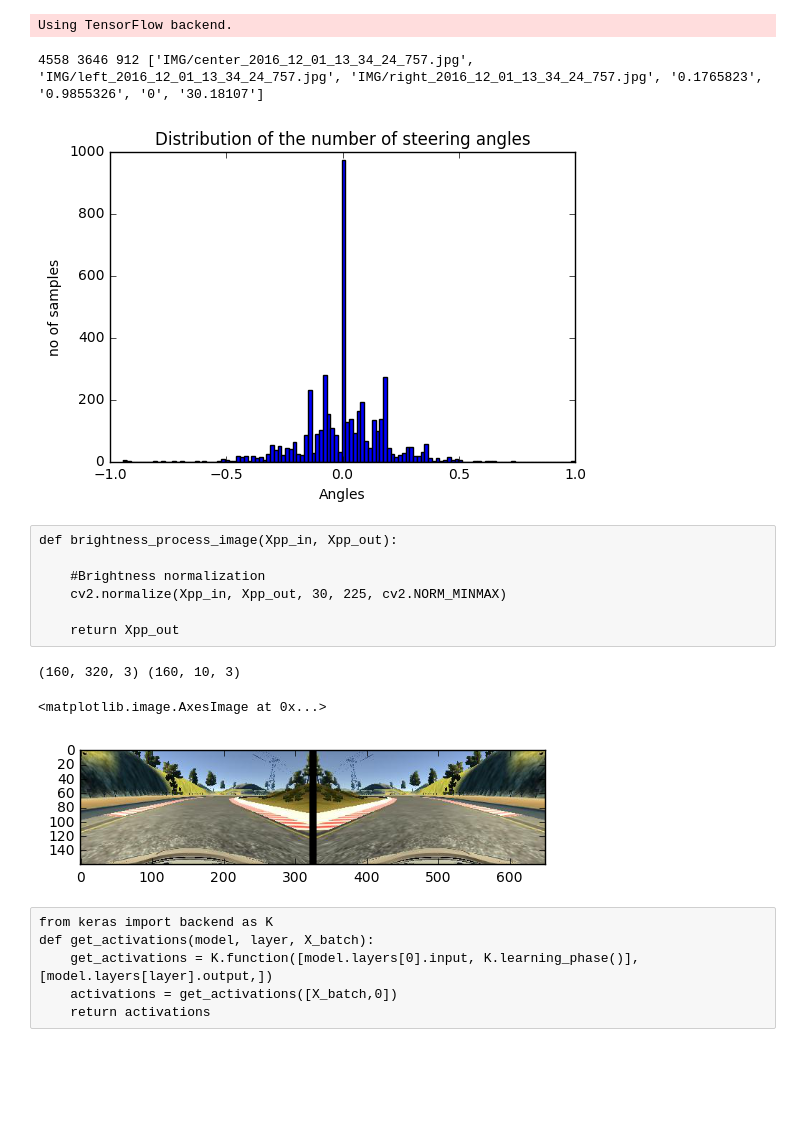
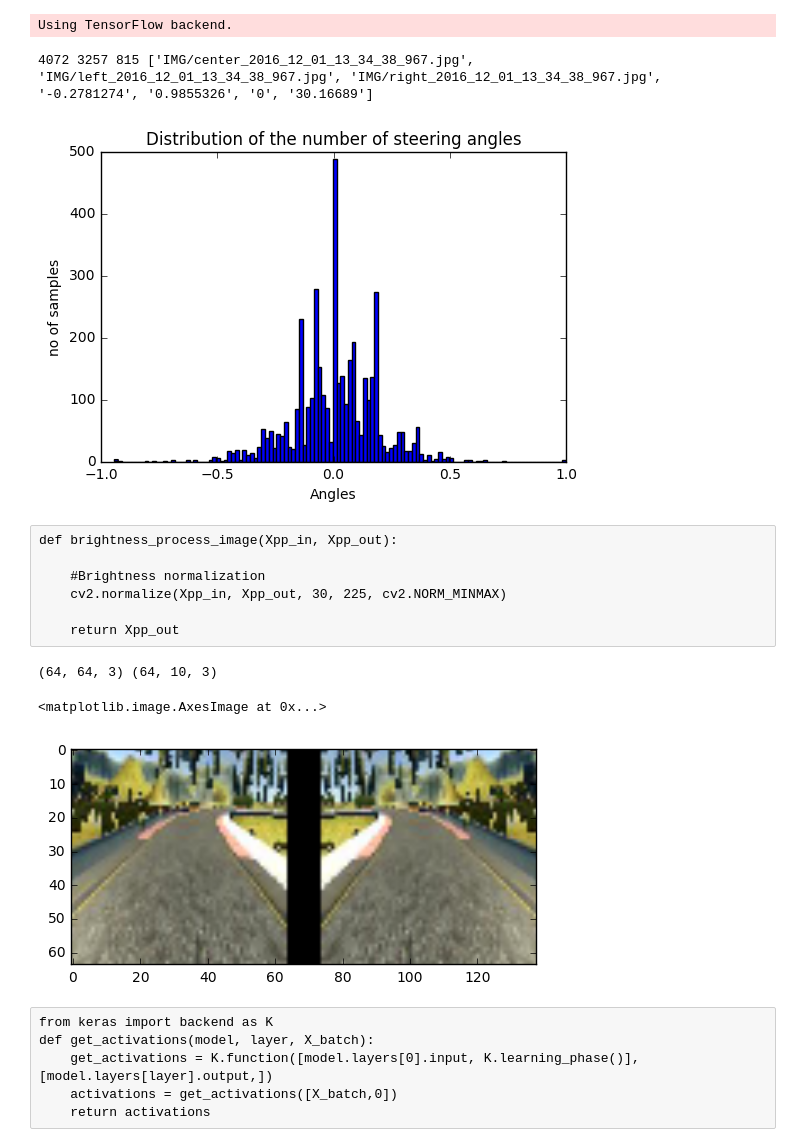
Before and after one commit to karanj1/SDCar, a Jupyter notebook: CarND-Behavioral-Cloning-P3/test3.ipynb, the cells around one changed output. Saved outputs shown, nothing was run; the diff lists cells and outputs as text; code cells hidden in the pictures; blank space fills up the shorter version.

```diff
--- a/CarND-Behavioral-Cloning-P3/test3.ipynb
+++ b/CarND-Behavioral-Cloning-P3/test3.ipynb
@@ -26,7 +26,7 @@ with open('data/data/driving_log.csv') as csvfile:
             samples.append(line)
         else:
             select_prob = np.random.random()
-            if select_prob > 0.8:
+            if select_prob > 0.9:
                 samples.append(line)
 
         #samples.append(line)
@@ -35,7 +35,7 @@ train_samples, validation_samples = train_test_split(samples, test_size=0.2)
 print (len(samples), len(train_samples), len(validation_samples), samples[550])
 a= np.array(samples)
 # %% [output]
-4558 3646 912 ['IMG/center_2016_12_01_13_34_24_757.jpg', 'IMG/left_2016_12_01_13_34_24_757.jpg', 'IMG/right_2016_12_01_13_34_24_757.jpg', '0.1765823', '0.9855326', '0', '30.18107']
+4072 3257 815 ['IMG/center_2016_12_01_13_34_38_967.jpg', 'IMG/left_2016_12_01_13_34_38_967.jpg', 'IMG/right_2016_12_01_13_34_38_967.jpg', '-0.2781274', '0.9855326', '0', '30.16689']
 # %%
 plt.hist(a[:,3].astype(np.float), color = 'b', label = 'train', normed = False, bins=120)
 plt.title('Distribution of the number of steering angles')
@@ -43,7 +43,7 @@ plt.xlabel('Angles')
 plt.ylabel('no of samples')
 plt.show()
 # %% [output]
-[figure, old version]
+[figure, new version]
 # %% [raw]
 def brightness_process_image(Xpp_in, Xpp_out):
 
@@ -58,9 +58,10 @@ i=0
 
 def process_image(image):
 
-    #shape = image.shape
+    shape = image.shape
     # note: numpy arrays are (row, col)!
-    #image = image[math.floor(shape[0]/4):shape[0]-25, 0:shape[1]]
+    image = image[math.floor(shape[0]/4):shape[0]-25, 0:shape[1]]
+    image = cv2.resize(image, (64, 64))
 
     #image2 = np.zeros(image.shape, dtype='u1')
     #image2 = brightness_process_image(image, image2)
@@ -69,19 +70,19 @@ def process_image(image):
 # %%
 #Sample processing on first image in csv file
 path = 'data/data/' # fill in the path to your training IMG directory
 
-divider = np.asarray(np.zeros((160,10,3), dtype='u1'))
+divider = np.asarray(np.zeros((64,10,3), dtype='u1'))
 
 #img_center1 = process_image(np.asarray(Image.open(path+csvlines[550][0:38]))) #line[x][0:38], x is row number, [0:38] is characters of first coulmn of that row..
 img_center1 = process_image(np.asarray(Image.open(path+samples[1250][0])))  #line[x][1], x is row number, [0] is 0th coulmn of that row..
 print(img_center1.shape, divider.shape)
 img_center1_flipped = np.fliplr(img_center1)
 res1 = np.hstack((img_center1, divider, img_center1_flipped))
 plt.imshow(res1)
 # %% [output]
-(160, 320, 3) (160, 10, 3)
+(64, 64, 3) (64, 10, 3)
 <matplotlib.image.AxesImage at 0x...>
-[figure, old version]
+[figure, new version]
 # %%
 def generator(samples, batch_size=32):
     num_samples = len(samples)
```
Also changed, not shown: parts of 3 cells of this notebook.
